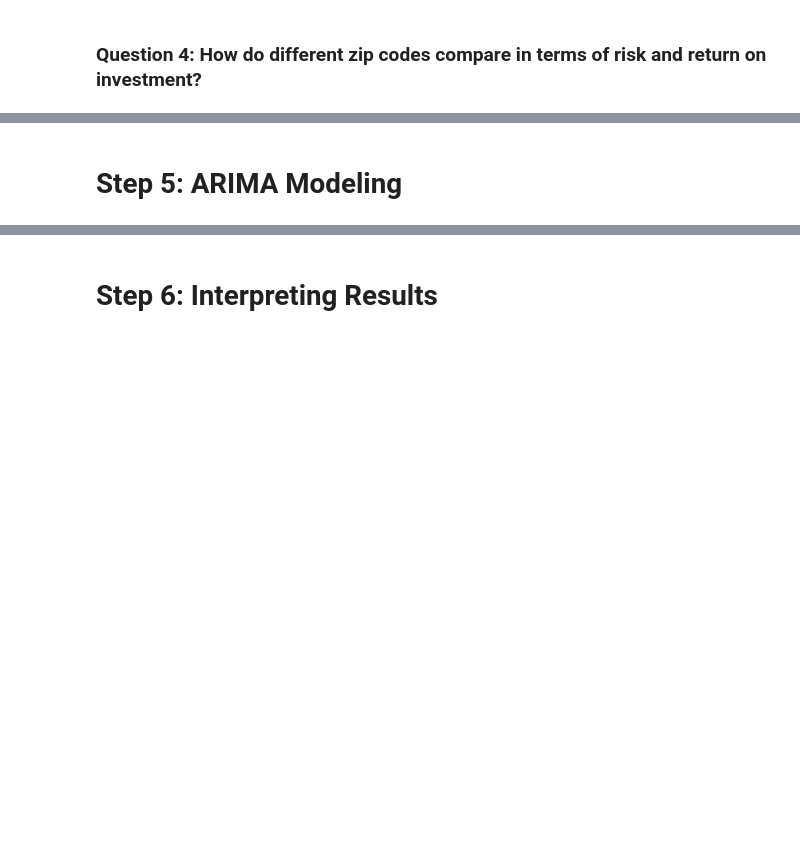
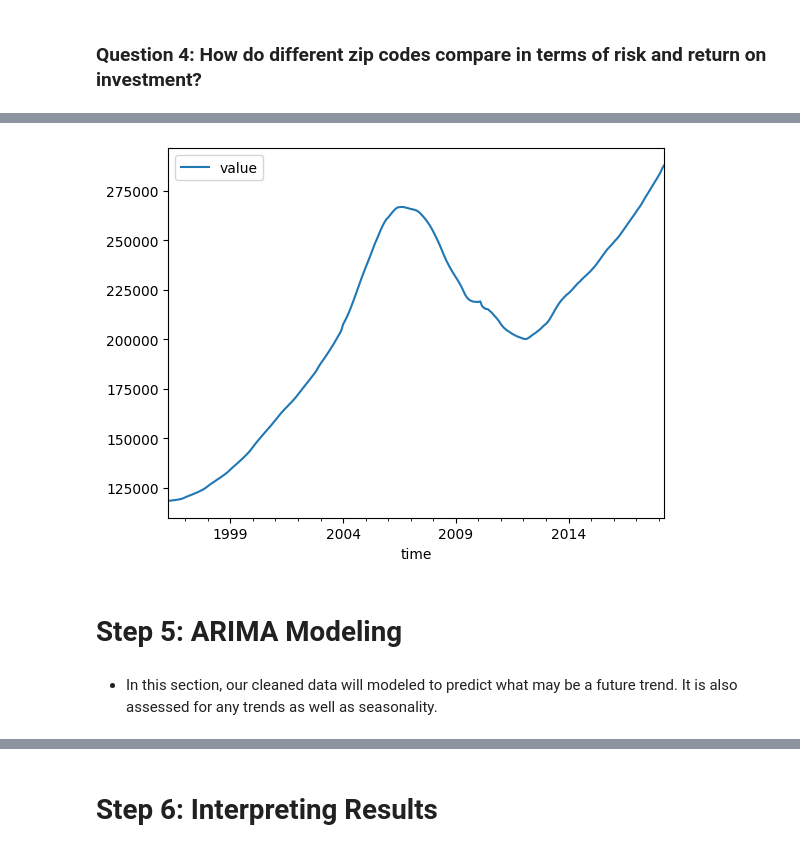
Before and after one commit to Lawez/phase-4-group-project, a Jupyter notebook: starter_notebook.ipynb, the cells around one changed output, grey strips where cells are left out. Cells and saved outputs as stored; diff of their text form; code cells hidden in the pictures; blank space fills up the shorter version.

```diff
--- a/starter_notebook.ipynb
+++ b/starter_notebook.ipynb
@@ -557,0 +559,4 @@ plt.show()
+# %%
+# Dropping columns
+time_series = new.drop(['RegionName', 'RegionID', 'SizeRank', 'City', 'State', 'Metro', 'CountyName', 'ROI', 'ROI2', 'CV', 'Volatility', 'Market Stability', 'Risk Indicator 1', 'Risk Indicator 2'], axis=1)
+time_series
@@ -557,0 +578,5 @@ plt.show()
+# %%
+# Changing the frequency of the time period
+# Resample the data based on months and calculate the mean of each month
+monthly_time_series = time_series.resample('M').mean()
+monthly_time_series
@@ -557,0 +598,4 @@ plt.show()
+# %%
+monthly_time_series.plot();
+# %% [output]
+[figure, added]
@@ -558,2 +612,4 @@ plt.show()
 # %% [markdown]
 # Step 5: ARIMA Modeling
+# %% [markdown]
+* In this section, our cleaned data will modeled to predict what may be a future trend. It is also assessed for any trends as well as seasonality.
```
Also changed, not shown: parts of 17 cells of this notebook, 1 other file.
